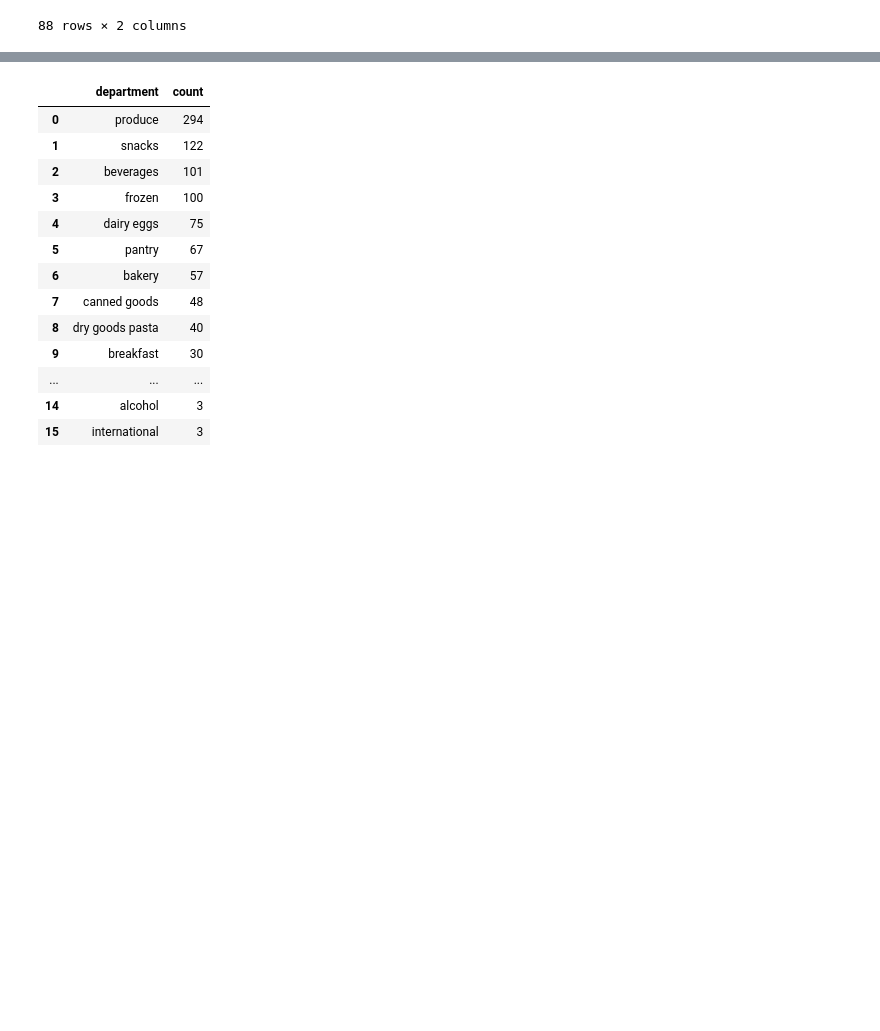
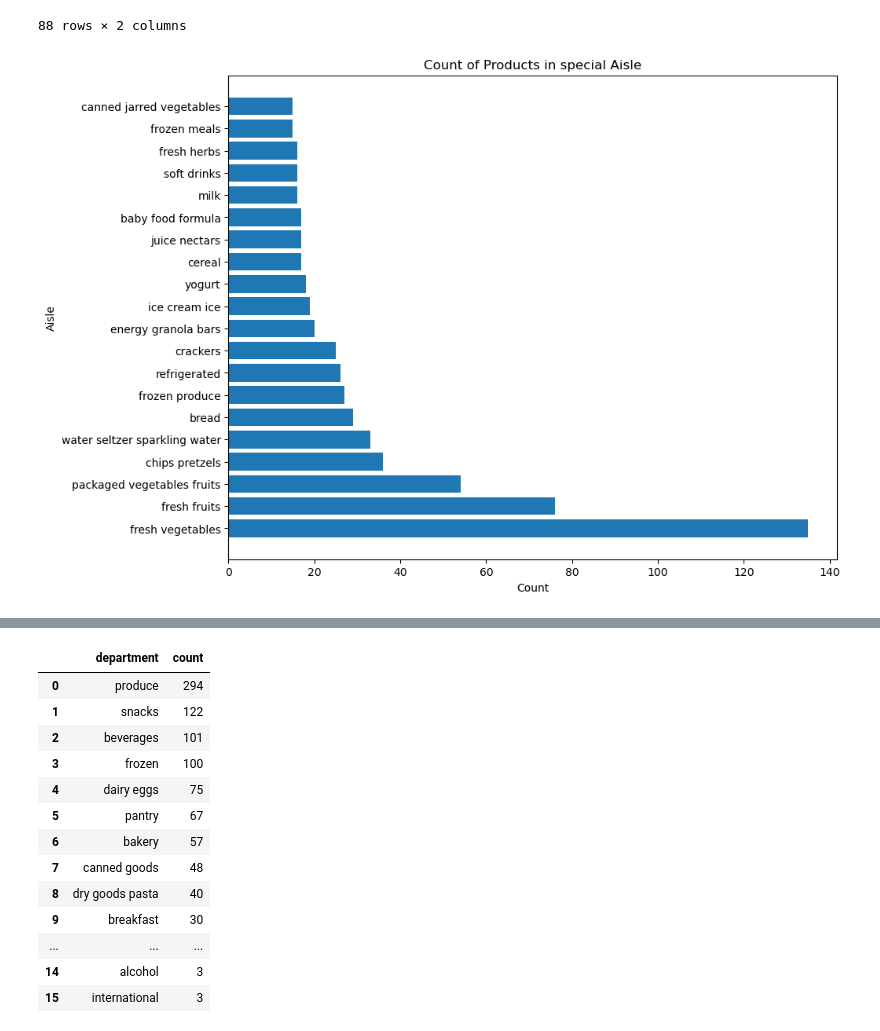
Before and after one commit to m7mdE/MMA-Datathon-Supermarket-Analysis, a Jupyter notebook: Datathon.ipynb, the cells around one changed output, grey strips where cells are left out. Cells and saved outputs as stored; diff of their text form; code cells hidden in the pictures; blank space fills up the shorter version.

```diff
--- a/Datathon.ipynb
+++ b/Datathon.ipynb
@@ -524,7 +693,8 @@ combine_df
 # %%
 # Let's see how many product are from one aisle
 value_count = combine_df['aisle'].value_counts()
-pd.DataFrame({'aisle': value_count.index, 'count': value_count.values})
+top_aisles = pd.DataFrame({'aisle': value_count.index, 'count': value_count.values})
+top_aisles
 # %% [output]
 |  | aisle | count |
 | 0 | fresh vegetables | 135 |
@@ -539,3 +709,16 @@ pd.DataFrame({'aisle': value_count.index, 'count': value_count.values})
 | 86 | bulk grains rice dried goods | 1 |
 | 87 | seafood counter | 1 |
 88 rows × 2 columns
+# %%
+# Select the top 20 rows
+top_aisles_selected = top_aisles.head(20)
+
+# Create a horizontal bar chart
+plt.figure(figsize=(10, 8))
+plt.barh(top_aisles_selected['aisle'], top_aisles_selected['count'])
+plt.title('Count of Products in special Aisle')
+plt.xlabel('Count')
+plt.ylabel('Aisle')
+plt.show()
+# %% [output]
+[figure, added]
```
Also changed, not shown: parts of 28 cells of this notebook.
